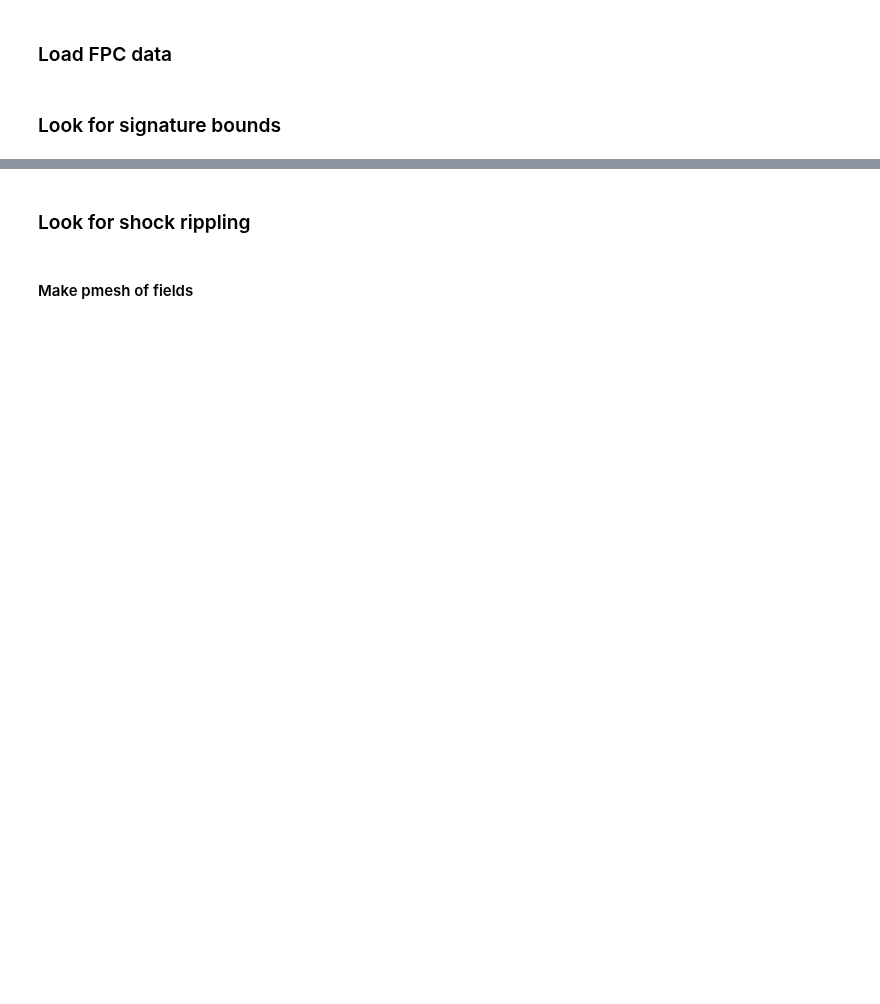
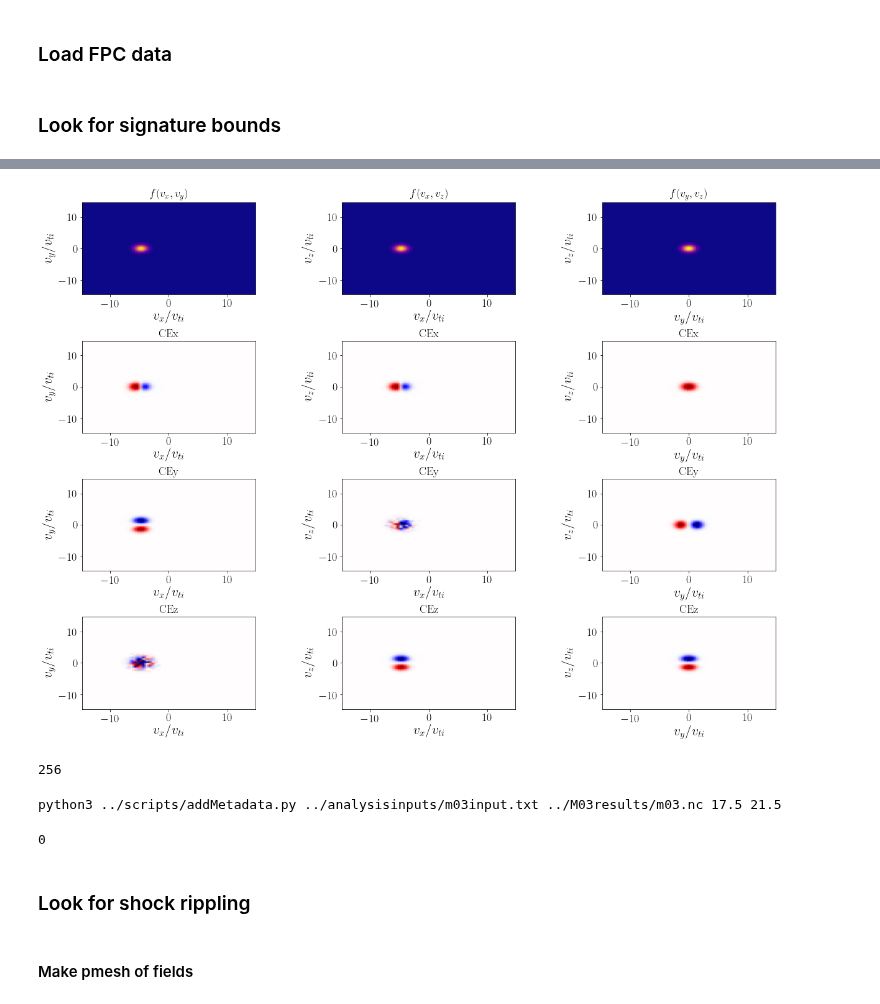
Before and after one commit to collinrbr/FPCAnalysis, a Jupyter notebook: notebooks/M03.ipynb, the cells around one changed output, grey strips where cells are left out. Cells and saved outputs as stored; diff of their text form; code cells hidden in the pictures; blank space fills up the shorter version.

Commit message:
work on m03 analysis notebook

```diff
--- a/notebooks/M03.ipynb
+++ b/notebooks/M03.ipynb
@@ -124,32 +148,44 @@ pltvv.plot_cor_and_dist_supergrid(vx, vy, vz, vmax,
 # %%
 #Plot FPCs and dist funcs at end val--------------------------------------------------------------
 #grab index of starval
-i = ao.find_nearest(dfields['ex_xx', endval)
+i = ao.find_nearest(dfields['ex_xx'], endval)
 
 #Project onto 2d axis
-H_xy = array_3d_to_2d(Hist[i],'xy')
-H_xz = array_3d_to_2d(Hist[i],'xz')
-H_yz = array_3d_to_2d(Hist[i],'yz')
-CEx_xy = array_3d_to_2d(CEx[i],'xy')
-CEx_xz = array_3d_to_2d(CEx[i],'xz')
-CEx_yz = array_3d_to_2d(CEx[i],'yz')
-CEy_xy = array_3d_to_2d(CEy[i],'xy')
-CEy_xz = array_3d_to_2d(CEy[i],'xz')
-CEy_yz = array_3d_to_2d(CEy[i],'yz')
-CEz_xy = array_3d_to_2d(CEz[i],'xy')
-CEz_xz = array_3d_to_2d(CEz[i],'xz')
-CEz_yz = array_3d_to_2d(CEz[i],'yz')
+H_xy = ao.array_3d_to_2d(Hist[i],'xy')
+H_xz = ao.array_3d_to_2d(Hist[i],'xz')
+H_yz = ao.array_3d_to_2d(Hist[i],'yz')
+CEx_xy = ao.array_3d_to_2d(CEx[i],'xy')
+CEx_xz = ao.array_3d_to_2d(CEx[i],'xz')
+CEx_yz = ao.array_3d_to_2d(CEx[i],'yz')
+CEy_xy = ao.array_3d_to_2d(CEy[i],'xy')
+CEy_xz = ao.array_3d_to_2d(CEy[i],'xz')
+CEy_yz = ao.array_3d_to_2d(CEy[i],'yz')
+CEz_xy = ao.array_3d_to_2d(CEz[i],'xy')
+CEz_xz = ao.array_3d_to_2d(CEz[i],'xz')
+CEz_yz = ao.array_3d_to_2d(CEz[i],'yz')
 
 #plot
 pltvv.plot_cor_and_dist_supergrid(vx, vy, vz, vmax,
                                 H_xy, H_xz, H_yz,
                                 CEx_xy,CEx_xz, CEx_yz,
                                 CEy_xy,CEy_xz, CEy_yz,
                                 CEz_xy,CEz_xz, CEz_yz)
+# %% [output]
+[figure, added]
 # %%
-#set metadata using add Metadata script
+#set metadata using add Metadata script (WIP)
 cmd = 'python3 ../scripts/addMetadata.py ' + analysisflnm + ' ' + ncflnm + ' ' + str(startval) + ' ' + str(endval)
-os.system(cmd)
+os.system(cmd+' >> temp.txt')
+# %% [output]
+256
+# %%
+print(cmd)
+# %% [output]
+python3 ../scripts/addMetadata.py ../analysisinputs/m03input.txt ../M03results/m03.nc 17.5 21.5
+# %%
+os.system('ls >> temp.txt')
+# %% [output]
+0
 # %% [markdown]
 ### Look for shock rippling
 # %% [markdown]
```
Also changed, not shown: parts of 17 cells of this notebook.
